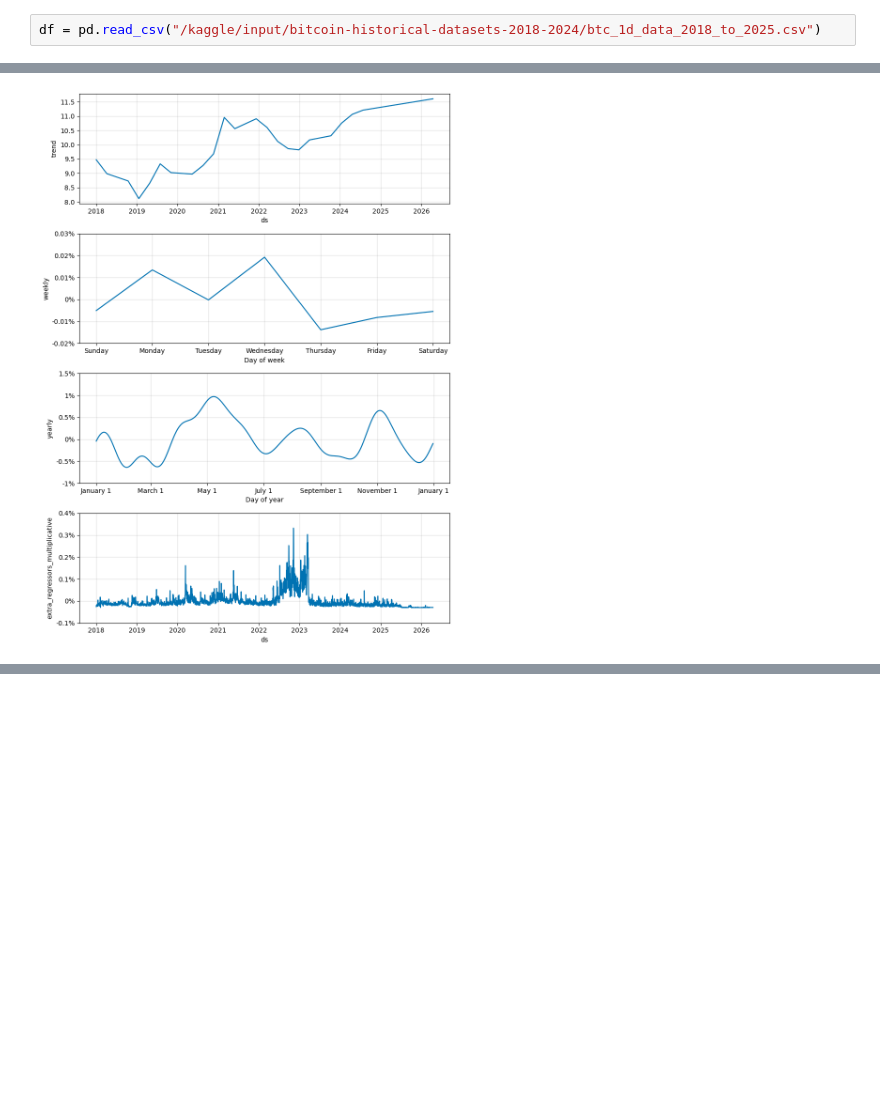
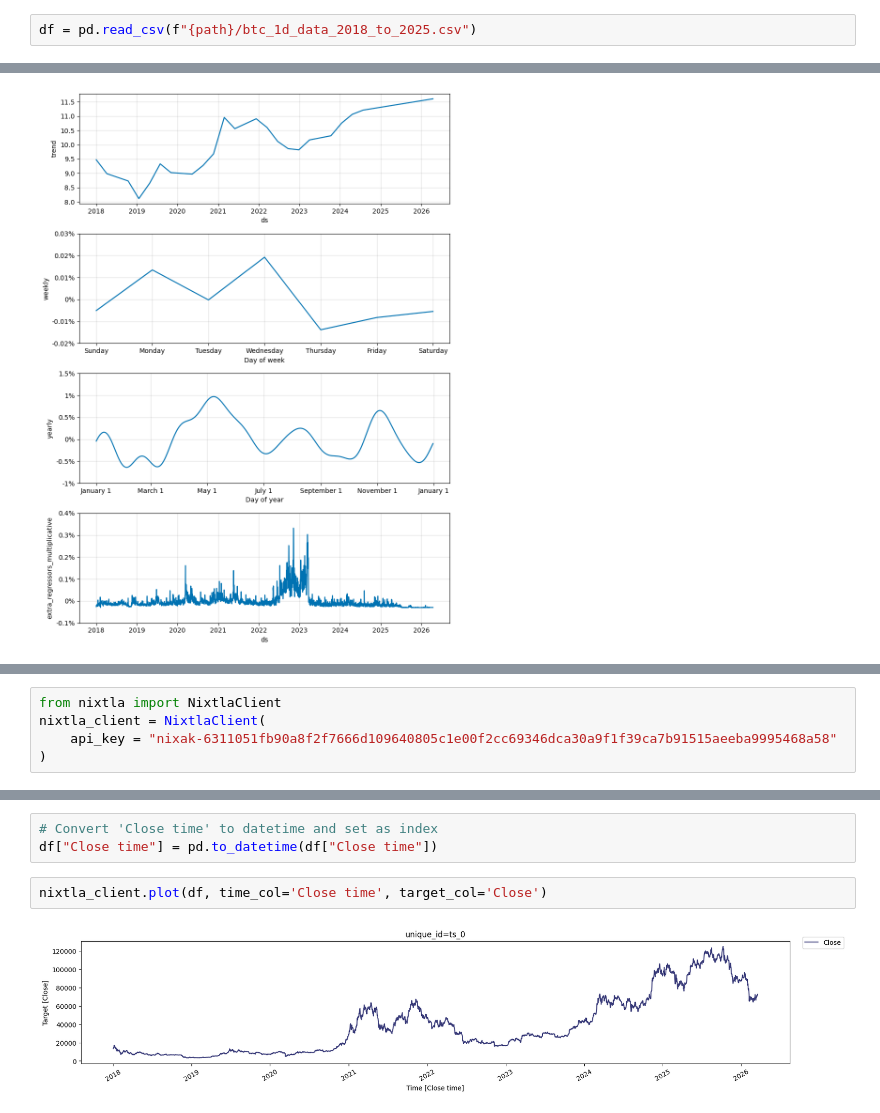
Before and after one commit to Fayad-nullPointer/BTC-Forecasting-app-, a Jupyter notebook: notebook.ipynb, the cells around one changed output, grey strips where cells are left out. Saved outputs shown, nothing was run; the diff lists cells and outputs as text; blank space fills up the shorter version.

Commit message:
Added Nixtla model and Ml models

```diff
--- a/notebook.ipynb
+++ b/notebook.ipynb
@@ -21,7 +42,7 @@ btc_1d_data_2018_to_2025.csv   btc_4h_data_2018_to_2025.csv
 # %% [markdown]
 ### we can see that our data contain dailey hourly and 4h and 15 min
 # %%
-df = pd.read_csv("/kaggle/input/bitcoin-historical-datasets-2018-2024/btc_1d_data_2018_to_2025.csv")
+df = pd.read_csv(f"{path}/btc_1d_data_2018_to_2025.csv")
 # %% [markdown]
 ### Choose dailey data
 # %%
@@ -763,0 +812,5 @@ plt.show()
+# %%
+from nixtla import NixtlaClient
+nixtla_client = NixtlaClient(
+    api_key = "nixak-6311051fb90a8f2f7666d109640805c1e00f2cc69346dca30a9f1f39ca7b91515aeeba9995468a58"
+)
@@ -763,0 +832,7 @@ plt.show()
+# %%
+# Convert 'Close time' to datetime and set as index
+df["Close time"] = pd.to_datetime(df["Close time"])
+# %%
+nixtla_client.plot(df, time_col='Close time', target_col='Close')
+# %% [output]
+[figure, added]
```
Also changed, not shown: parts of 37 cells of this notebook.
